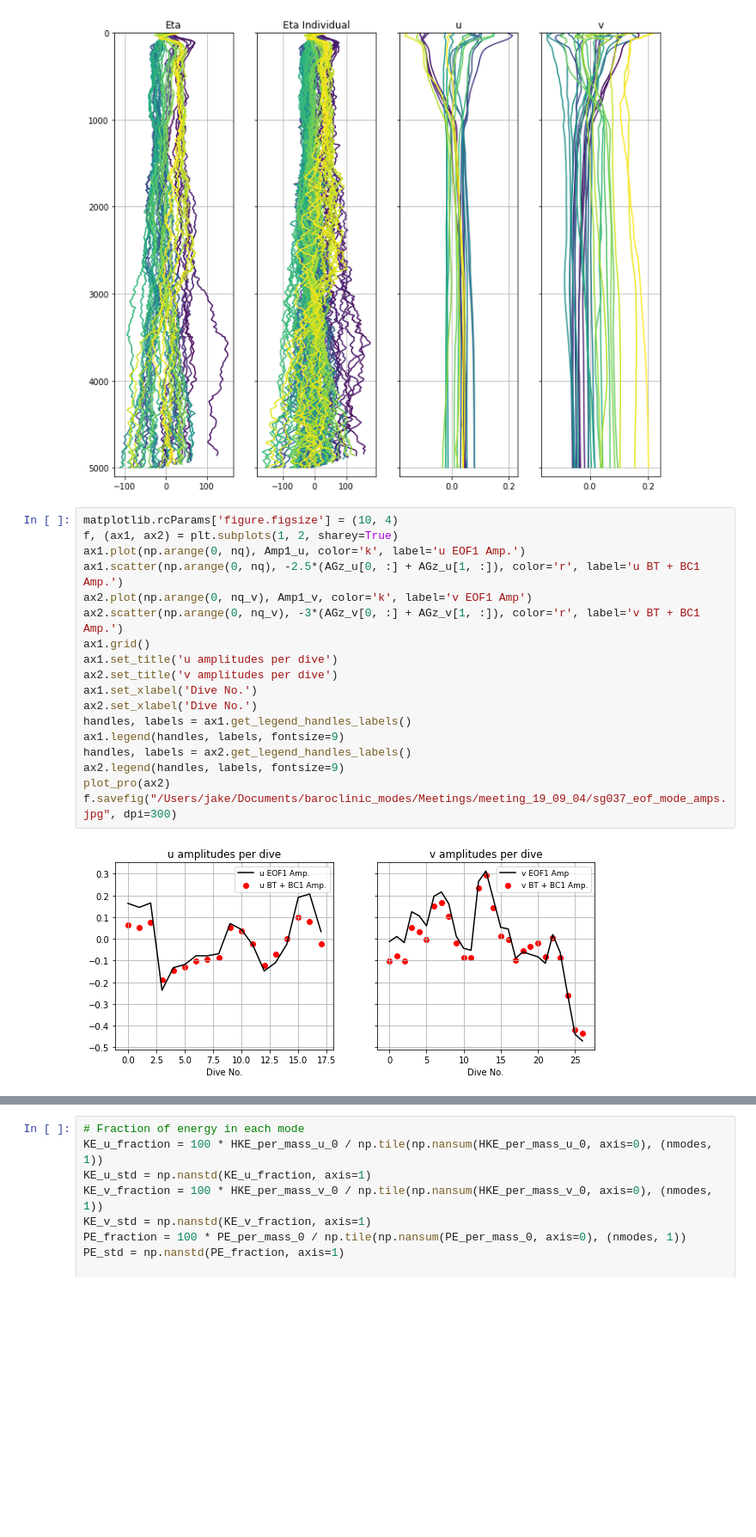
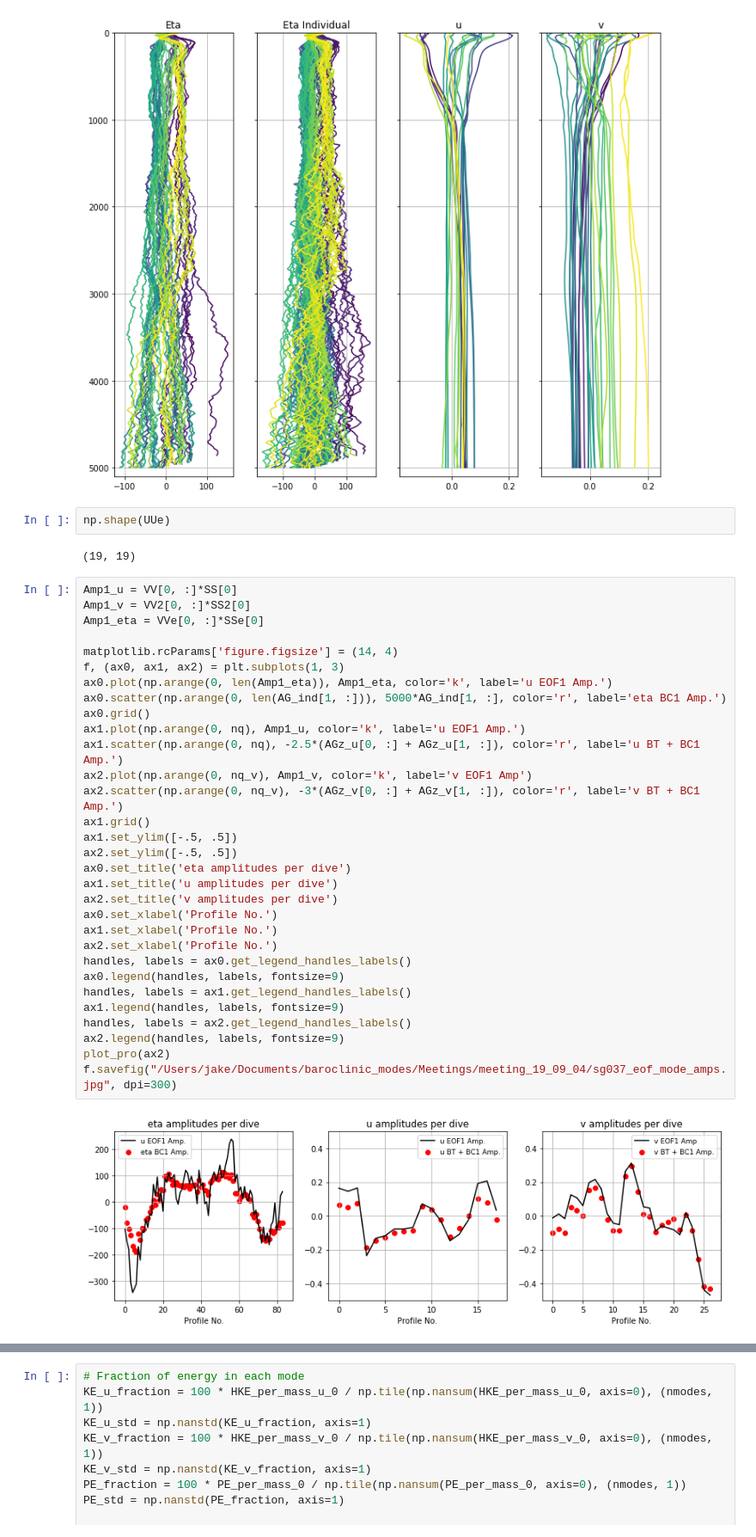
Before and after one commit to jakesteinberg/geostrophic_turbulence, a Jupyter notebook: bermuda_dg037_2019_mode_projections.ipynb, the cells around one changed output, grey strips where cells are left out. Shown at 86% size. Cells and saved outputs as stored; diff of their text form; blank space fills up the shorter version.

Commit message:
eof amplitudes in time and mode amplitudes in time

```diff
--- a/bermuda_dg037_2019_mode_projections.ipynb
+++ b/bermuda_dg037_2019_mode_projections.ipynb
@@ -710,26 +736,43 @@ plot_pro(ax3)
 f.savefig("/Users/jake/Documents/baroclinic_modes/Meetings/meeting_19_09_04/sg037_uveta_in_time.jpg", dpi=300)
 # %% [output]
 [figure]
+# %%
+np.shape(UUe)
+# %% [output]
+(19, 19)
 # %%
-matplotlib.rcParams['figure.figsize'] = (10, 4)
-f, (ax1, ax2) = plt.subplots(1, 2, sharey=True)
+Amp1_u = VV[0, :]*SS[0]
+Amp1_v = VV2[0, :]*SS2[0]
+Amp1_eta = VVe[0, :]*SSe[0]
+
+matplotlib.rcParams['figure.figsize'] = (14, 4)
+f, (ax0, ax1, ax2) = plt.subplots(1, 3)
+ax0.plot(np.arange(0, len(Amp1_eta)), Amp1_eta, color='k', label='u EOF1 Amp.')
+ax0.scatter(np.arange(0, len(AG_ind[1, :])), 5000*AG_ind[1, :], color='r', label='eta BC1 Amp.')
+ax0.grid()
 ax1.plot(np.arange(0, nq), Amp1_u, color='k', label='u EOF1 Amp.')
 ax1.scatter(np.arange(0, nq), -2.5*(AGz_u[0, :] + AGz_u[1, :]), color='r', label='u BT + BC1 Amp.')
 ax2.plot(np.arange(0, nq_v), Amp1_v, color='k', label='v EOF1 Amp')
 ax2.scatter(np.arange(0, nq_v), -3*(AGz_v[0, :] + AGz_v[1, :]), color='r', label='v BT + BC1 Amp.')
 ax1.grid()
+ax1.set_ylim([-.5, .5])
+ax2.set_ylim([-.5, .5])
+ax0.set_title('eta amplitudes per dive')
 ax1.set_title('u amplitudes per dive')
 ax2.set_title('v amplitudes per dive')
-ax1.set_xlabel('Dive No.')
-ax2.set_xlabel('Dive No.')
+ax0.set_xlabel('Profile No.')
+ax1.set_xlabel('Profile No.')
+ax2.set_xlabel('Profile No.')
+handles, labels = ax0.get_legend_handles_labels()
+ax0.legend(handles, labels, fontsize=9)
 handles, labels = ax1.get_legend_handles_labels()
 ax1.legend(handles, labels, fontsize=9)
 handles, labels = ax2.get_legend_handles_labels()
 ax2.legend(handles, labels, fontsize=9)
 plot_pro(ax2)
 f.savefig("/Users/jake/Documents/baroclinic_modes/Meetings/meeting_19_09_04/sg037_eof_mode_amps.jpg", dpi=300)
 # %% [output]
-[figure, old version]
+[figure, new version]
 # %%
 matplotlib.rcParams['figure.figsize'] = (11, 7)
 f, (ax0, ax, ax1) = plt.subplots(3, 1, sharex=True)
```
Also changed, not shown: parts of 4 cells of this notebook, 2 other files.
